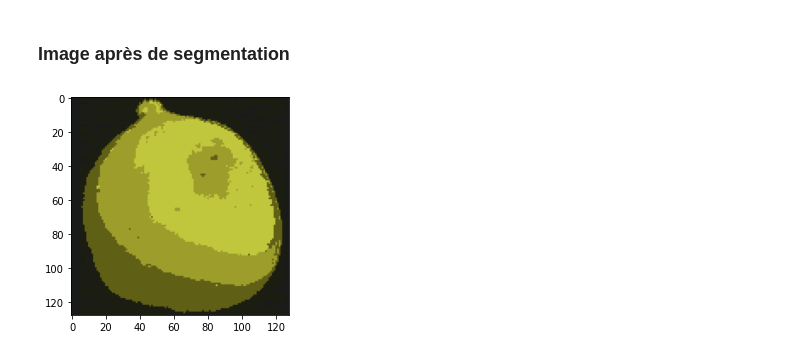
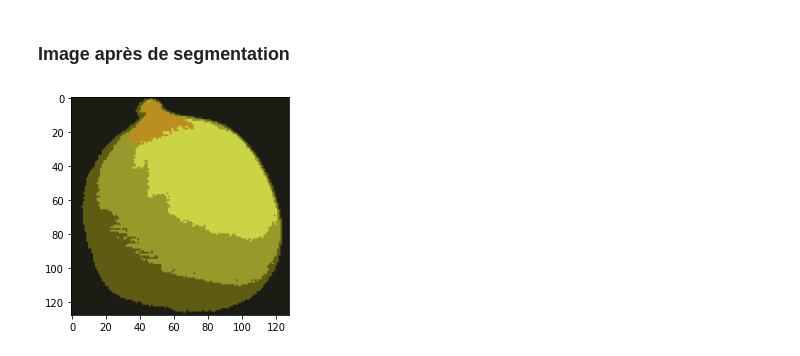
Before and after one commit to thiphan94/TER-Project-2022, a Jupyter notebook: Ter.ipynb, the cells around one changed output. Drawn from its saved outputs; the diff is of its cells as text; code cells hidden in the pictures.

```diff
--- a/Ter.ipynb
+++ b/Ter.ipynb
@@ -57,6 +57,7 @@ def read_image(file_image):
 #wb = r + g + b
 def opponent_encoding(img_array):
     np.seterr(over='ignore')
+    img_array = np.int16(img_array)
     new_shape = [[[0 for k in range(3)] for j in range(img_array.shape[1])] for i in range(img_array.shape[0])]
     for i in range(len(img_array)):
         for j in range(len(img_array[i])):
@@ -494,6 +495,6 @@ printI(res)
 # %%
 idx = newsegment("archive/coil-100/coil-100/obj2__0.png", 5)
 res = clustering(idx, "archive/coil-100/coil-100/obj2__0.png", 5)
-printI(res)
+showimg(res)
 # %% [output]
-[figure, old version]
+[figure, new version]
```
Also changed, not shown: parts of 10 cells of this notebook.
